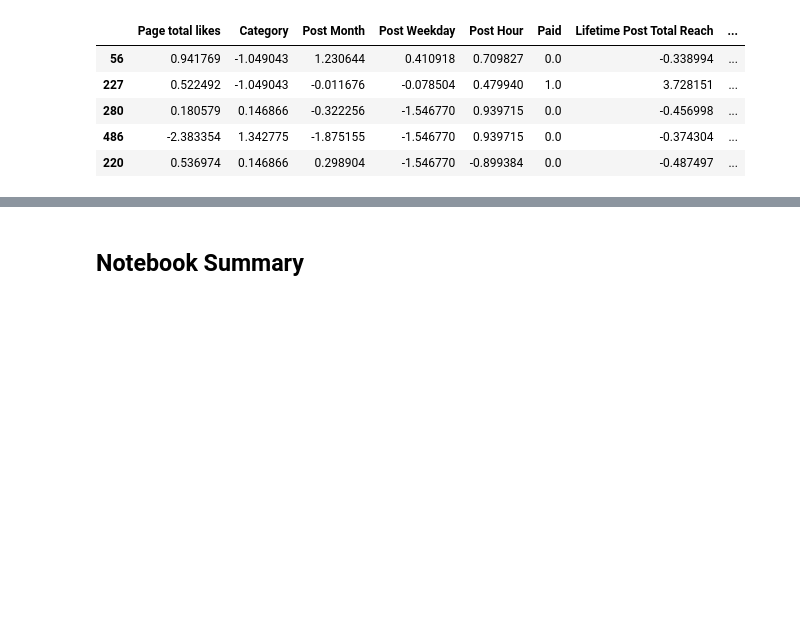
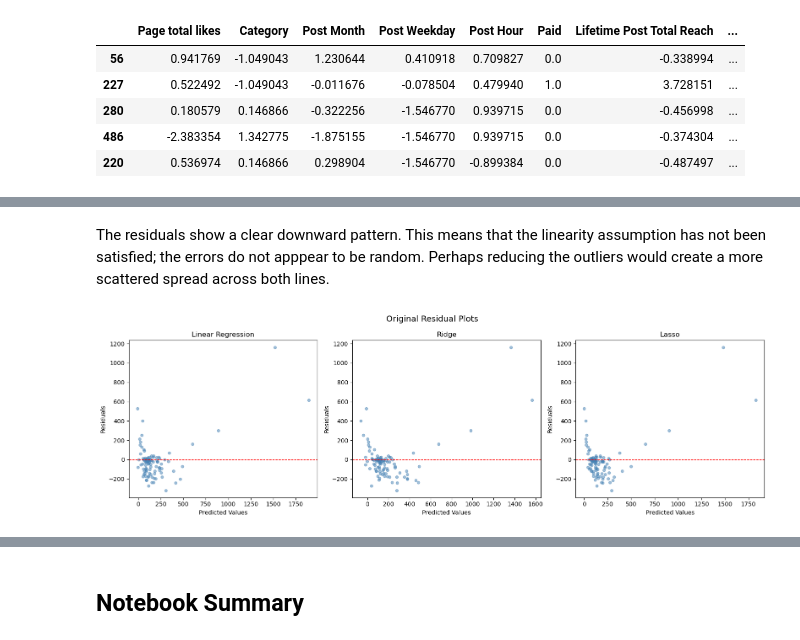
Before and after one commit to cameronbridgwater/phase1_portfolio_project, a Jupyter notebook: code/model.ipynb, the cells around one changed output, grey strips where cells are left out. Saved outputs shown, nothing was run; the diff lists cells and outputs as text; code cells hidden in the pictures; blank space fills up the shorter version.

```diff
--- a/code/model.ipynb
+++ b/code/model.ipynb
@@ -478,0 +839,24 @@ The practical takeaway is that Lasso has done the interpretation work for us. By
+# %% [markdown]
+The residuals show a clear downward pattern. This means that the linearity assumption has not been satisfied; the errors do not apppear to be random. Perhaps reducing the outliers would create a more scattered spread across both lines.
+# %%
+fig, axes = plt.subplots(1, 3, figsize=(16, 5))
+
+models = {
+    'Linear Regression': y2_pred_lr,
+    'Ridge': y2_pred_ridge,
+    'Lasso': y2_pred_lasso
+}
+
+for ax, (name, y2_pred) in zip(axes, models.items()):
+    residuals = y2_test - y1_pred
+    ax.scatter(y2_pred, residuals, alpha=0.5, color='steelblue', s=20)
+    ax.axhline(y=0, color='red', linestyle='--', linewidth=1)
+    ax.set_xlabel('Predicted Values')
+    ax.set_ylabel('Residuals')
+    ax.set_title(name)
+
+plt.suptitle('Original Residual Plots', fontsize=14)
+plt.tight_layout()
+plt.show()
+# %% [output]
+[figure, added]
```
Also changed, not shown: parts of 85 cells of this notebook, 8 other files.
